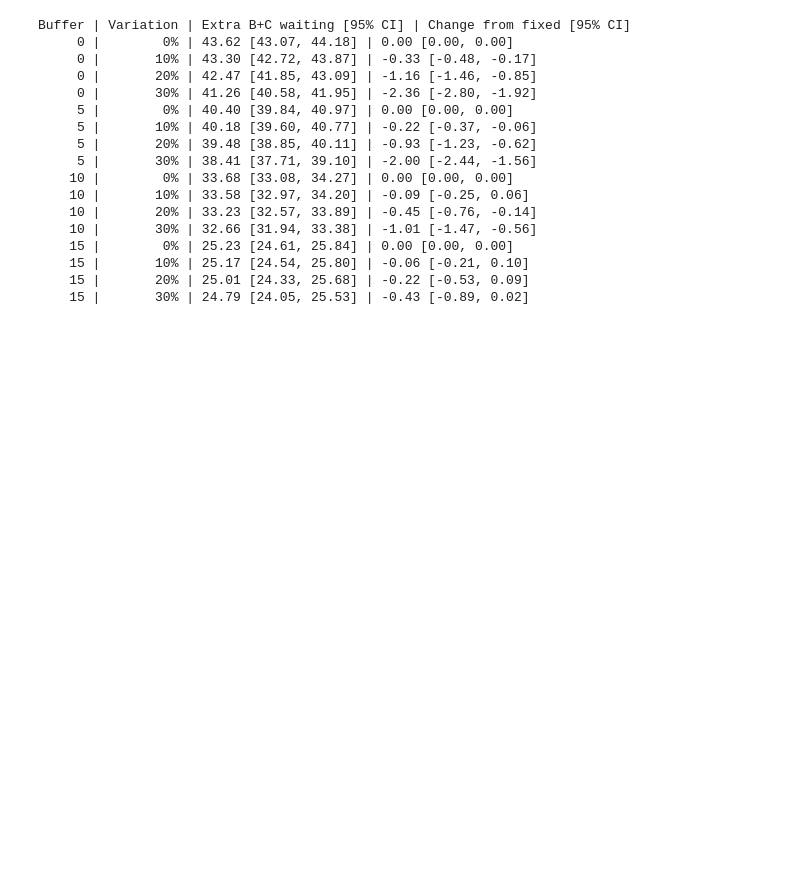
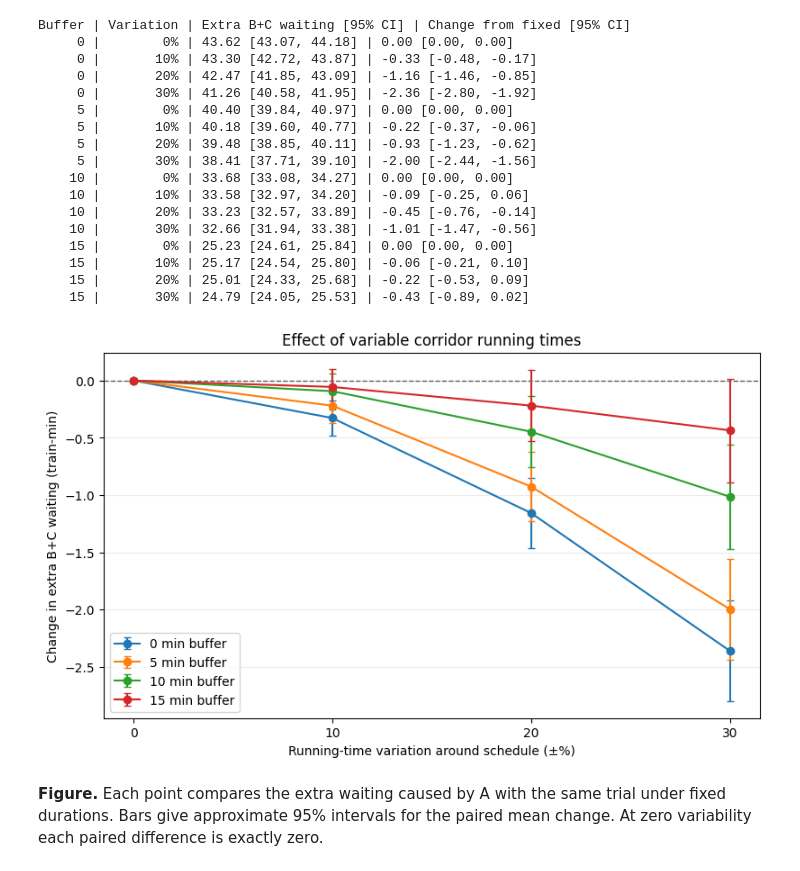
Before and after one commit to Naveeth235/single-track-rail-delay-simulation, a Jupyter notebook: notebook/rail-delay-simulator.ipynb, the cells around one changed output. Saved outputs shown, nothing was run; the diff lists cells and outputs as text; code cells hidden in the pictures; blank space fills up the shorter version.

```diff
--- a/notebook/rail-delay-simulator.ipynb
+++ b/notebook/rail-delay-simulator.ipynb
@@ -533,6 +596,7 @@ Variability | Mean wait [95% CI] (min) | Paired change [95% CI] (min)
 
 Each of the six movements receives an independent uniform duration multiplier between 1-r and 1+r. These illustrative ranges preserve each published nominal duration in expectation. Use the original 1,000 five-minute-mean entry samples. Within each trial use identical segment draws across all buffers and across the background and disrupted runs. Timetable commitments stay fixed. Report paired additional conflict waiting across B and C in train-minutes, with approximate 95% intervals. Negative changes indicate less waiting attributable to the injected disruption and can coexist with greater background waiting.
 # %%
+duration_changes = {}
 leg_rng = Random(2029)
 leg_draws = [[leg_rng.uniform(-1, 1) for leg in rows] for sample in entry_samples]
 print('Buffer | Variation | Extra B+C waiting [95% CI] | Change from fixed [95% CI]')
@@ -556,6 +620,8 @@ for buffer in (0, 5, 10, 15):
         if spread == 0:
             fixed_effects = effects
         differences = [v - fixed for v, fixed in zip(effects, fixed_effects)]
+        duration_changes.setdefault(buffer, []).append((100*spread, mean(differences),
+                                                     1.96*stdev(differences)/sqrt(len(differences))))
         print(f'{buffer:6} | {spread:9.0%} | {mean_ci(effects)} | {mean_ci(differences)}')
 # %% [output]
 Buffer | Variation | Extra B+C waiting [95% CI] | Change from fixed [95% CI]
@@ -575,3 +641,19 @@ Buffer | Variation | Extra B+C waiting [95% CI] | Change from fixed [95% CI]
     15 |       10% | 25.17 [24.54, 25.80] | -0.06 [-0.21, 0.10]
     15 |       20% | 25.01 [24.33, 25.68] | -0.22 [-0.53, 0.09]
     15 |       30% | 24.79 [24.05, 25.53] | -0.43 [-0.89, 0.02]
+# %%
+fig, ax = plt.subplots(figsize=(8, 4.8), layout='constrained')
+for buffer, points in duration_changes.items():
+    percentages, changes, margins = zip(*points)
+    ax.errorbar(percentages, changes, yerr=margins, marker='o', capsize=3, label=f'{buffer} min buffer')
+ax.axhline(0, color='0.4', linestyle='--', linewidth=1)
+ax.set(title='Effect of variable corridor running times', xlabel='Running-time variation around schedule (±%)',
+       ylabel='Change in extra B+C waiting (train-min)', xticks=[0, 10, 20, 30])
+ax.legend()
+ax.grid(axis='y', alpha=0.25)
+fig.savefig(figure_dir / 'corridor-running-time-effects.png', dpi=200)
+plt.show()
+# %% [output]
+[figure, added]
+# %% [markdown]
+**Figure.** Each point compares the extra waiting caused by A with the same trial under fixed durations. Bars give approximate 95% intervals for the paired mean change. At zero variability each paired difference is exactly zero.
```
Also changed, not shown: parts of 39 cells of this notebook, 2 other files.
